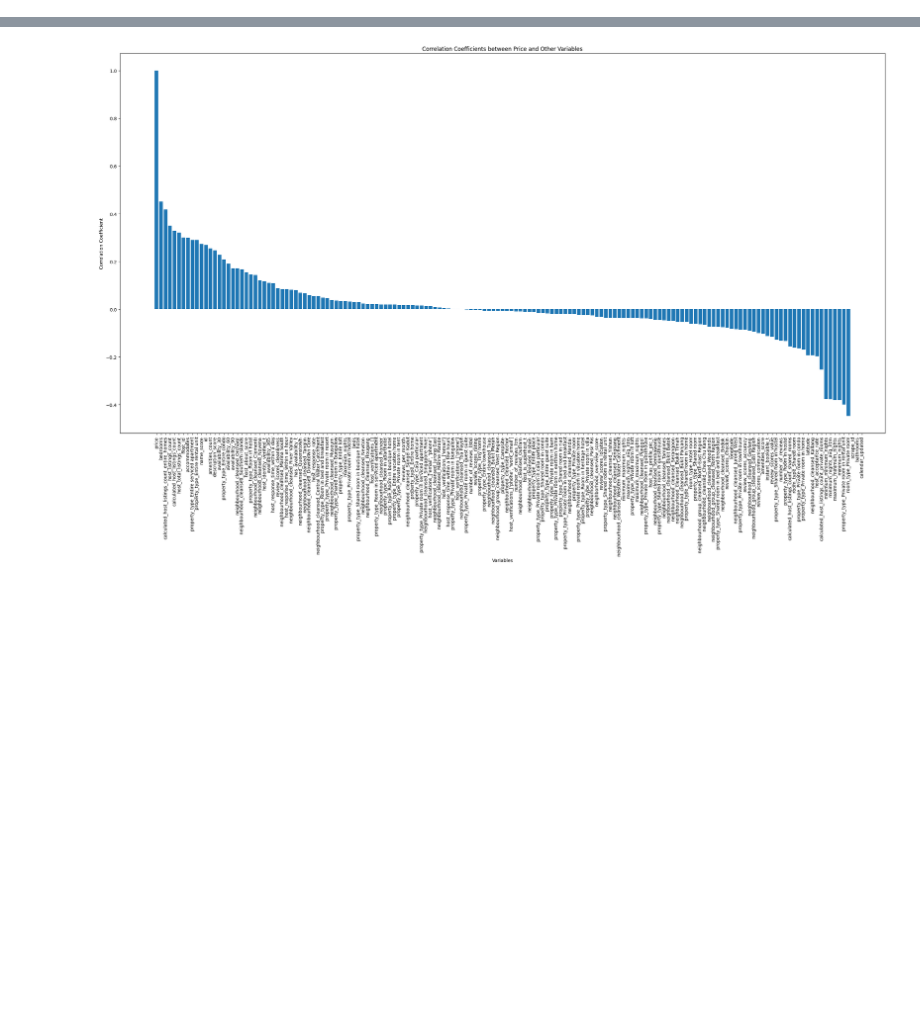
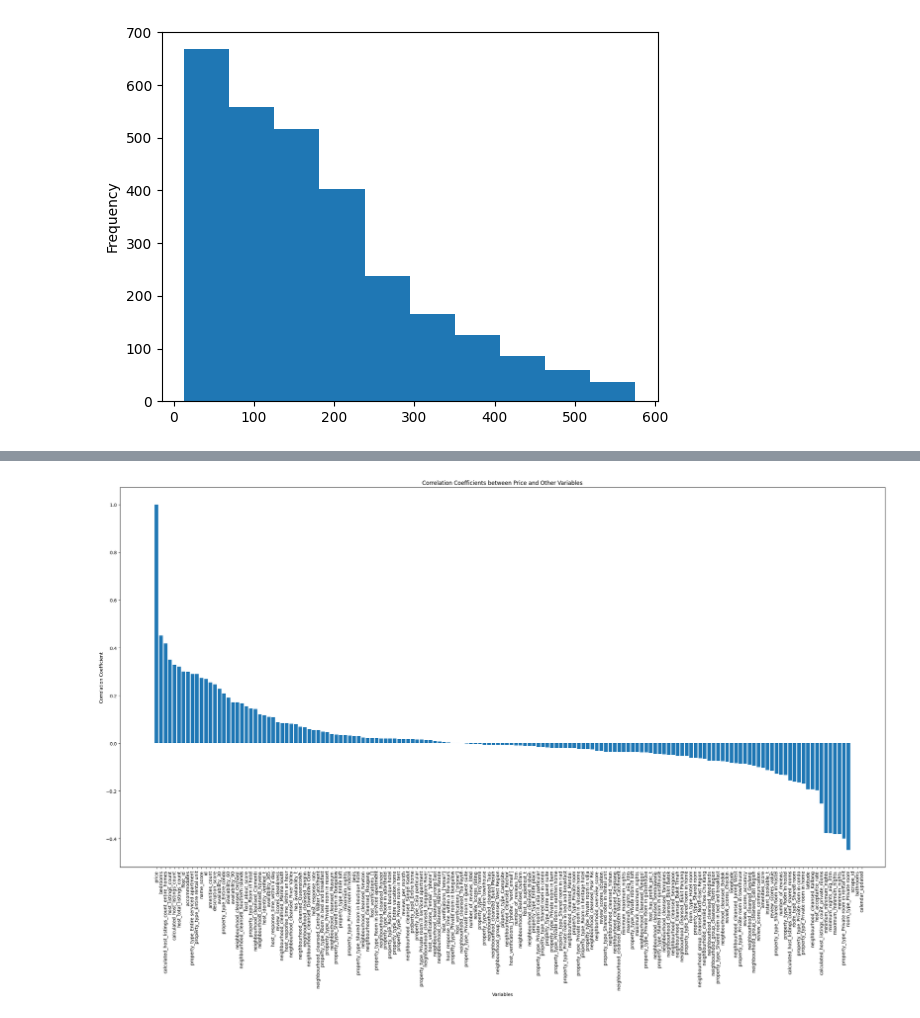
Before and after one commit to Theawmaster/Predict-Airbnb-Prices, a Jupyter notebook: 0c_exploratory_data_analysis.ipynb, the cells around one changed output, grey strips where cells are left out. Saved outputs shown, nothing was run; the diff lists cells and outputs as text; code cells hidden in the pictures; blank space fills up the shorter version.

```diff
--- a/0c_exploratory_data_analysis.ipynb
+++ b/0c_exploratory_data_analysis.ipynb
@@ -11,0 +19,5 @@ listings = pd.read_csv('datasets/listings_preprocessed.csv')
+# %%
+listings['price'].plot(kind='hist')
+plt.show()
+# %% [output]
+[figure, added]
```
Also changed, not shown: parts of 9 cells of this notebook, 3 other files.
